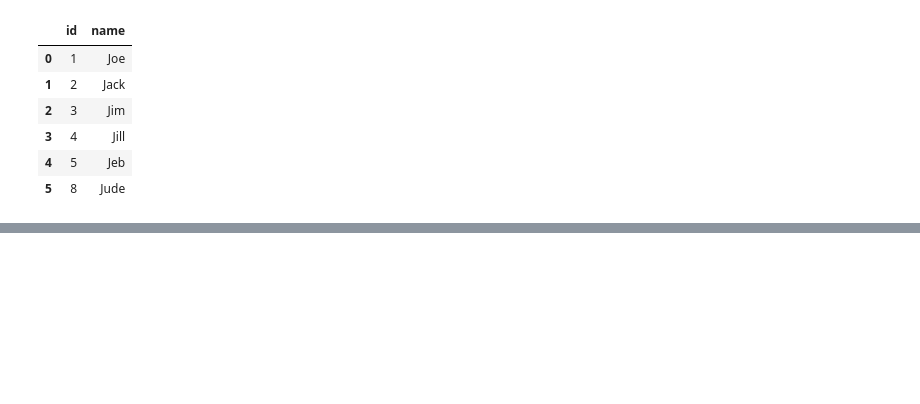
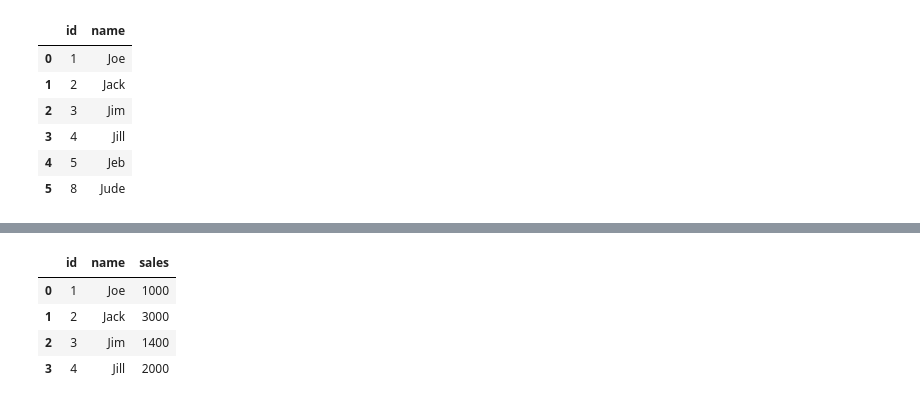
Before and after one commit to alexismenanieves/Pandas_Practice, a Jupyter notebook: Pandas_Practice_Notebook.ipynb, the cells around one changed output, grey strips where cells are left out. Drawn from its saved outputs; the diff is of its cells as text; code cells hidden in the pictures; blank space fills up the shorter version.

```diff
--- a/Pandas_Practice_Notebook.ipynb
+++ b/Pandas_Practice_Notebook.ipynb
@@ -535,0 +550,9 @@ data_a.append(my_row, ignore_index=True)
+# %%
+# This merge only grabs the common elements in both dataframes
+pd.merge(data_a, data_c, how='inner', on='id')
+# %% [output]
+|  | id | name | sales |
+| 0 | 1 | Joe | 1000 |
+| 1 | 2 | Jack | 3000 |
+| 2 | 3 | Jim | 1400 |
+| 3 | 4 | Jill | 2000 |
```
Also changed, not shown: parts of 4 cells of this notebook.
